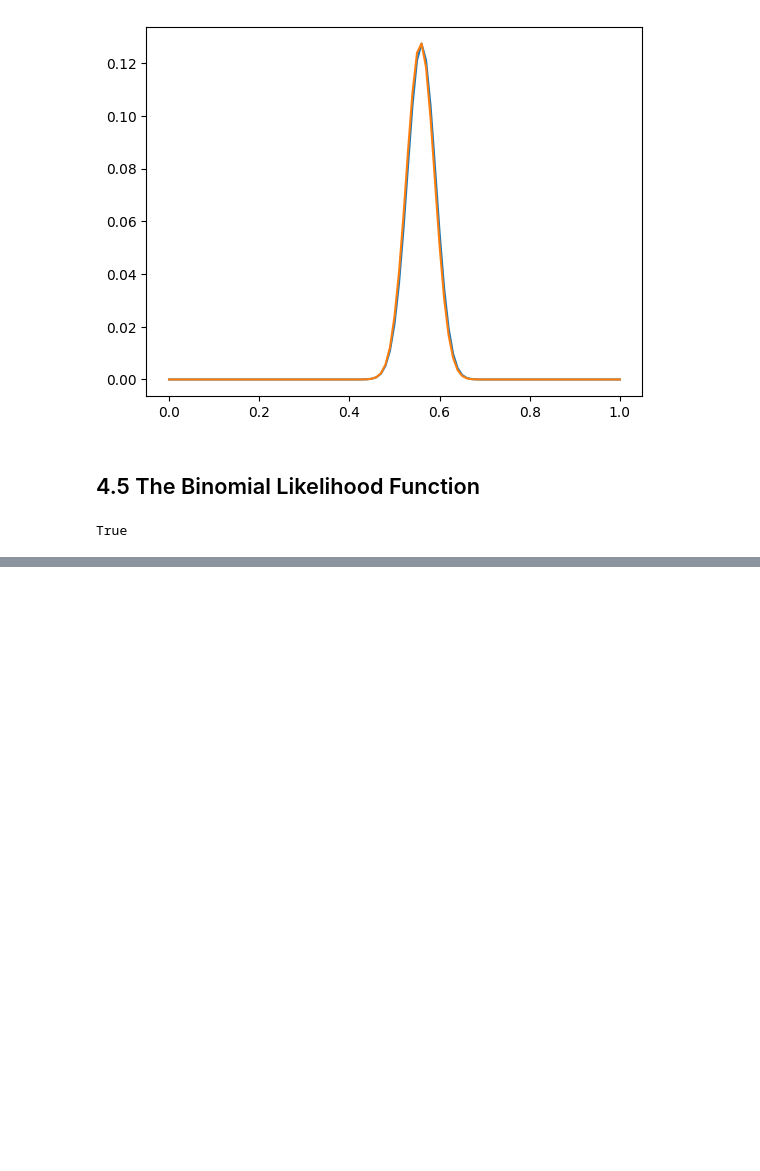
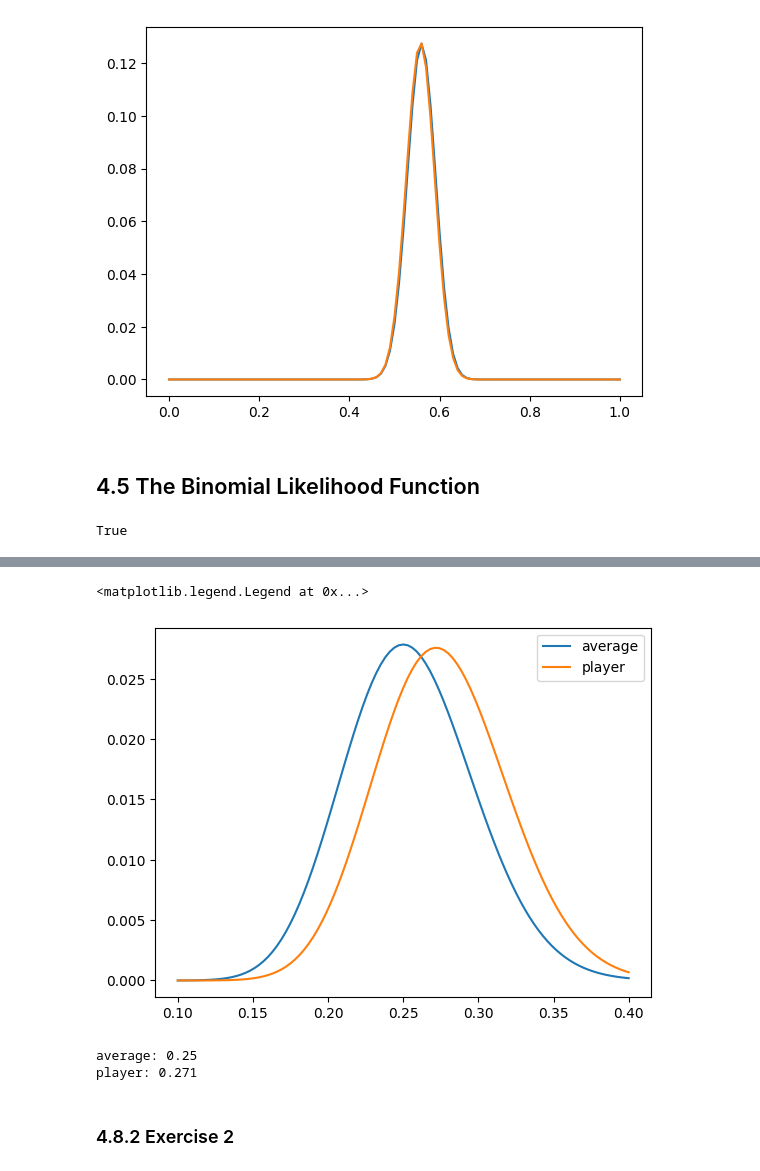
Before and after one commit to Xupeiyi/think-bayes, a Jupyter notebook: chapter4.ipynb, the cells around one changed output, grey strips where cells are left out. Cells and saved outputs as stored; diff of their text form; code cells hidden in the pictures; blank space fills up the shorter version.

```diff
--- a/chapter4.ipynb
+++ b/chapter4.ipynb
@@ -97,0 +115,17 @@ True
+# %%
+player_posterior = update_binomial(average_prior, 3, 3)
+
+average_prior.plot(label='average')
+player_posterior.plot(label='player')
+plt.legend()
+# %% [output]
+<matplotlib.legend.Legend at 0x...>
+[figure, added]
+# %%
+print('average:', average_prior.max_prob())
+print('player:', player_posterior.max_prob())
+# %% [output]
+average: 0.25
+player: 0.271
+# %% [markdown]
+### 4.8.2 Exercise 2
```
Also changed, not shown: parts of 8 cells of this notebook.
